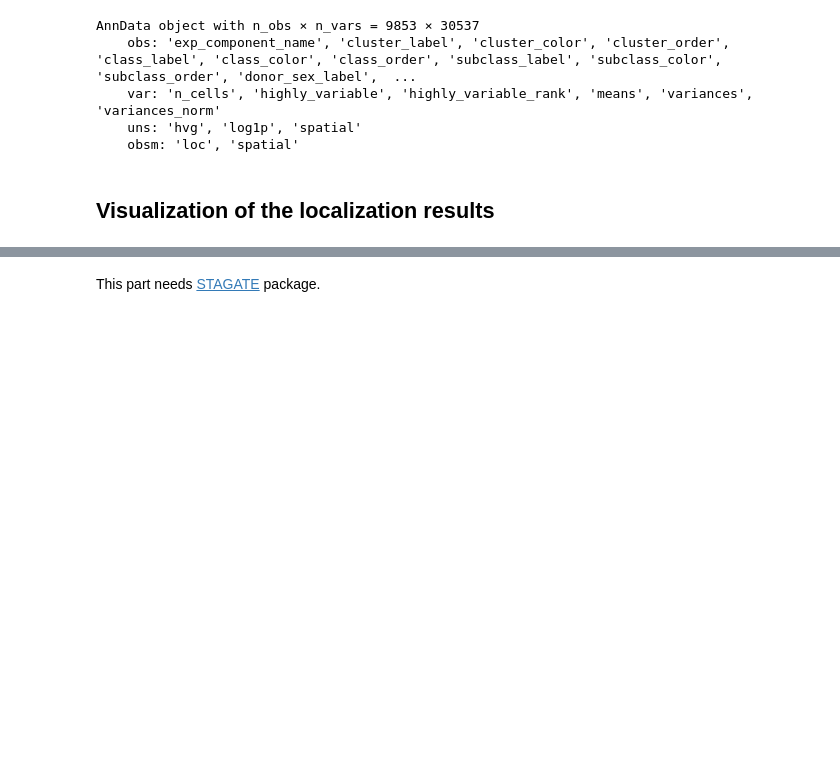
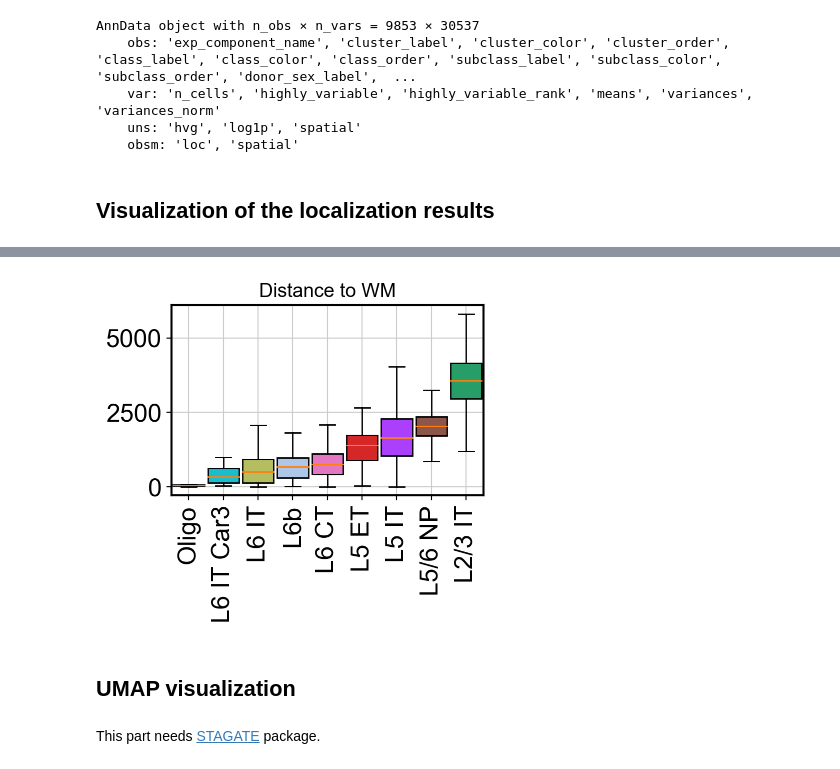
Before and after one commit to zhanglabtools/STALocator, a Jupyter notebook: tutorials/T2_human_M1_DLPFC.ipynb, the cells around one changed output, grey strips where cells are left out. Saved outputs shown, nothing was run; the diff lists cells and outputs as text; code cells hidden in the pictures; blank space fills up the shorter version.

```diff
--- a/tutorials/T2_human_M1_DLPFC.ipynb
+++ b/tutorials/T2_human_M1_DLPFC.ipynb
@@ -146,3 +151,49 @@ sc.pl.spatial(adata_sc_keep, img_key="hires", color="celltype", title="STALOC")
+# %%
+select_pop=['L2/3 IT','L5 ET','L5 IT','L5/6 NP','L6 CT','L6 IT','L6 IT Car3','L6b','Oligo']
+select_layer=['WM']
+# %%
+# The distance of each cell in the selected population to the nearest spot in the WM is calculated here.
+cell_map_df_1=pd.DataFrame(adata_sc_keep.obsm["loc"], index=adata_sc_keep.obs.index, columns=["coor_x","coor_y"])
+cell_map_df_1["label"]=adata_sc_keep.obs["celltype"].astype("str")
+cell_map_df_1=cell_map_df_1[cell_map_df_1["label"].isin(select_pop)]
+cell_map_df_2=pd.DataFrame(adata_ST.obsm["spatial"], index=adata_ST.obs.index, columns=["coor_x","coor_y"])
+cell_map_df_2["label"]=adata_ST.obs["celltype"].astype("str")
+cell_map_df_2=cell_map_df_2[cell_map_df_2["label"].isin(select_layer)]
+cell_map_df=pd.concat([cell_map_df_1,cell_map_df_2], axis=0)
+grouped = cell_map_df.groupby('label')
+ref_samples = grouped.get_group("WM")[['coor_x', 'coor_y']].values
+min_distances = {}
+for label, group in grouped:
+    if label != "WM":
+        samples = group[['coor_x', 'coor_y']].values
+        distances = cdist(samples, ref_samples)
+        min_dist = np.min(distances, axis=1)
+        min_distances[label] = min_dist
+sorted_distances = sorted(min_distances.items(), key=lambda x: np.median(x[1]))
+# %%
+sc_celltype_color=adata_sc_keep.uns["celltype_colors"]
+sc_celltype_color=pd.DataFrame(sc_celltype_color, index=adata_sc_keep.obs["celltype"].cat.categories, columns=["color"])
+#sc_celltype_color.to_csv("D:/Users/sli/Work/STASITE/human_brain_10x_DLPFC/sec_73_M1/dist_WM/sc_celltype_color.csv")
+# %%
+sc.set_figure_params(dpi=100, figsize=(4, 2.5))
+labels = [item[0] for item in sorted_distances]
+distances = [item[1] for item in sorted_distances]
+fig, ax = plt.subplots()
+boxplot = ax.boxplot(distances, sym='k+', showfliers=False, widths=0.9, vert=True, patch_artist=True)
+colors = sc_celltype_color.loc[labels,"color"]
+for patch, color in zip(boxplot['boxes'], colors):
+    patch.set_facecolor(color)
+for spine in ax.spines.values():
+    spine.set_linewidth(1.5)
+plt.xticks(range(1, len(labels) + 1), labels, rotation=90, ha='center', fontsize=18)
+plt.yticks([0,2500,5000],fontsize=18)
+plt.title("Distance to WM")
+#plt.savefig("D:/Users/sli/Work/STASITE/github/figures/dist_WM_M1.png", bbox_inches='tight')
+plt.show()
+# %% [output]
+[figure, added]
+# %% [markdown]
+## UMAP visualization
 # %% [markdown]
 This part needs [STAGATE](https://github.com/zhanglabtools/STAGATE) package.
 # %%
```
Also changed, not shown: parts of 13 cells of this notebook, 8 other files.
